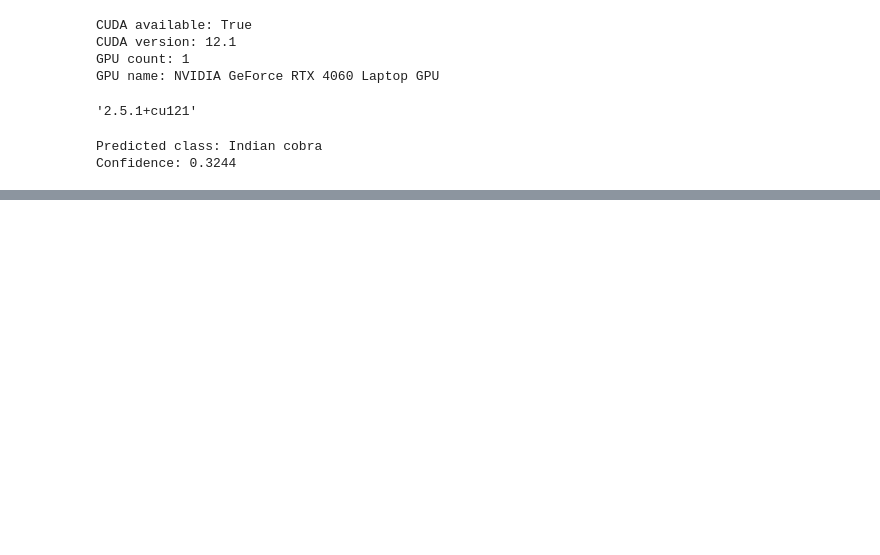
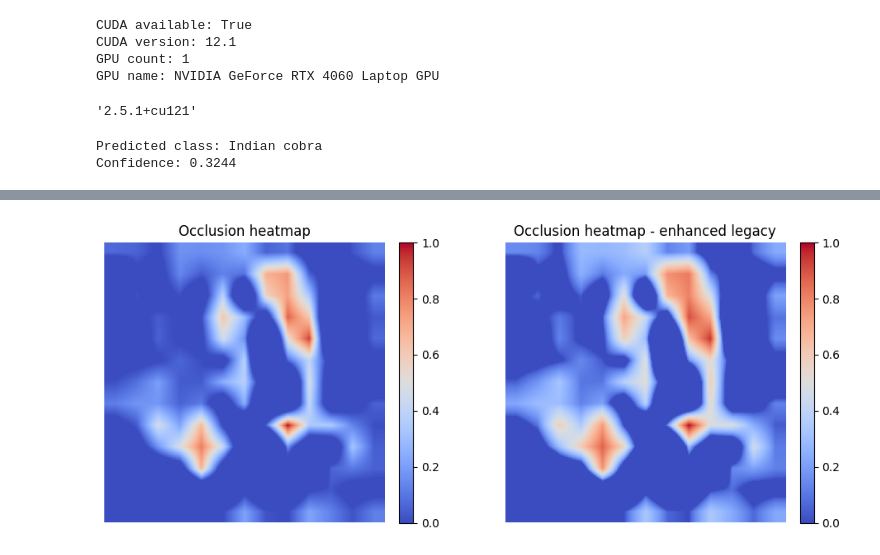
Before and after one commit to TomasVysinsky/DiplomaThesis, a Jupyter notebook: Occlusion/Occlusion_test.ipynb, the cells around one changed output, grey strips where cells are left out. Drawn from its saved outputs; the diff is of its cells as text; code cells hidden in the pictures; blank space fills up the shorter version.

```diff
--- a/Occlusion/Occlusion_test.ipynb
+++ b/Occlusion/Occlusion_test.ipynb
@@ -124,0 +125,19 @@ plt.show()
+# %%
+plt.figure(figsize=(10,4))
+
+plt.subplot(1,2,1)
+plt.imshow(occ_hm, cmap="coolwarm", vmin=0, vmax=1)
+plt.title("Occlusion heatmap")
+plt.axis("off")
+plt.colorbar(fraction=0.046, pad=0.04)
+
+plt.subplot(1,2,2)
+plt.imshow(occ_hm_legacy, cmap="coolwarm", vmin=0, vmax=1)
+plt.title("Occlusion heatmap - enhanced legacy")
+plt.axis("off")
+plt.colorbar(fraction=0.046, pad=0.04)
+
+plt.tight_layout()
+plt.show()
+# %% [output]
+[figure, added]
```
Also changed, not shown: parts of 1 cell of this notebook, 9 other files.
